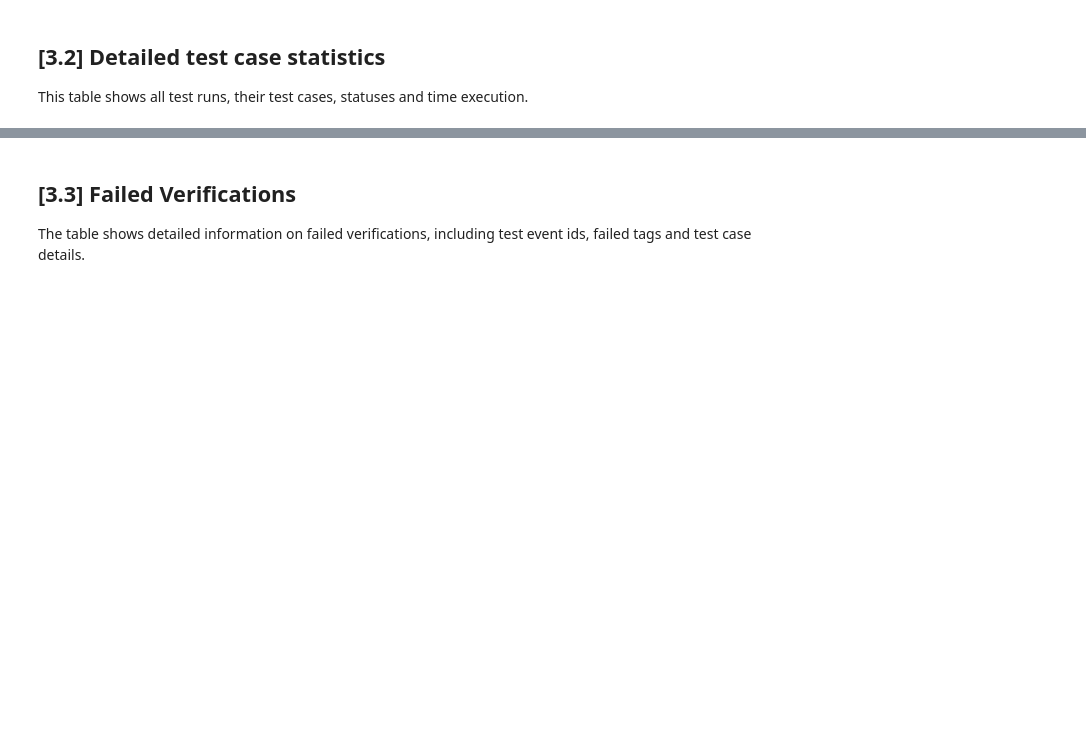
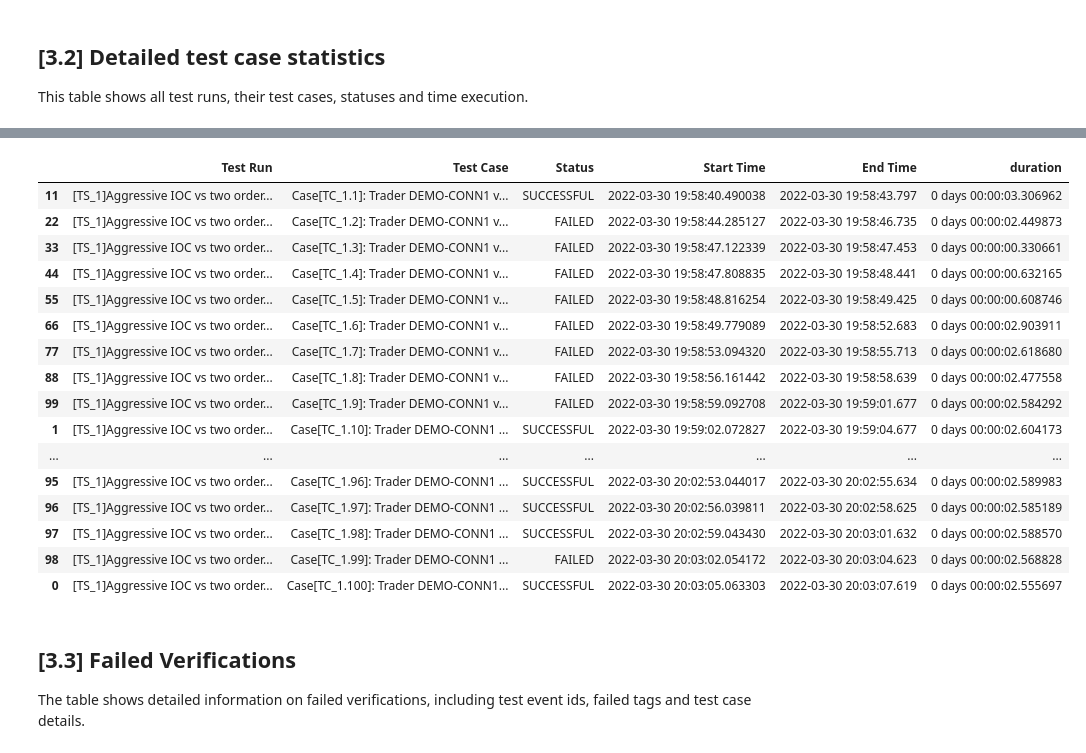
Before and after one commit to th2-net/th2-demo-configuration, a Jupyter notebook: scenarios/data_services/notebook.ipynb, the cells around one changed output, grey strips where cells are left out. Cells and saved outputs as stored; diff of their text form; code cells hidden in the pictures; blank space fills up the shorter version.

```diff
--- a/scenarios/data_services/notebook.ipynb
+++ b/scenarios/data_services/notebook.ipynb
@@ -214,0 +183,20 @@ df
+# %%
+def transform_output(record):
+    full_path = collection.get_full_path(record.get("eventId"))
+    new_obj = {
+        "Recon Root": full_path[0].get("eventName"),
+        "Recon Rule" : full_path[1].get("eventName"),
+        "Rule Status": full_path[2].get("eventName"),
+        "Number of Events": 1,
+    }
+    return new_obj
+
+data: Data = events\
+        .map(extract_basic)\
+        .filter(lambda record: record.get("super_type") == "Recon Event")\
+        .map(transform_output)\
+
+# Functions from pandas.
+df = DataFrame(data).groupby(['Recon Root', "Recon Rule", 'Rule Status']).agg({"Number of Events": "sum"})
+df = Utils.append_total_rows(df, {"Number of Events": "sum"})
+df
@@ -381,3 +292,72 @@ df.sort_values(by=["Start Time"])
+# %%
+def ancestor_is_test_case(record):
+    if not record.get("parentEventId"):
+        return False
+    ancestor = collection.find_ancestor(record.get("eventId"), lambda record: get_super_type(record) == "Test Case")
+    if ancestor:
+        return True
+    return False
+
+def transform_output(record):
+    fullpath = collection.get_full_path(record.get("eventId"))
+
+    start_time = datetime.fromtimestamp(fullpath[1].get("startTimestamp", {}).get("epochSecond", 0))
+    start_time += timedelta(microseconds=fullpath[1].get("startTimestamp", {}).get("nano", 0)/1000)
+
+    message_id = record.get("attachedMessageIds")
+    if not message_id:
+        return None
+    message_id = message_id[0]
+
+    message = data_source.command(http.GetMessageById(message_id))
+    if not message:
+        return None
+
+    body = message.get("body", {})
+    if not body:
+        return None
+
+    end_time = body.get("metadata", {}).get("timestamp")
+    end_time = datetime.strptime(end_time, "%Y-%m-%dT%H:%M:%S.%fZ")
+    end_time += timedelta(hours=3)
+
+    new_obj = {
+        "Test Run": fullpath[0].get("eventName"),
+        "Test Case": fullpath[1].get("eventName"),
+        "Status": "SUCCESSFUL" if fullpath[1].get("successful") else "FAILED",
+        'Start Time': start_time,
+        'End Time': end_time,
+    }
+    return new_obj
+
+data = events\
+        .map(extract_basic)\
+        .filter(ancestor_is_test_case)\
+        .filter(lambda record: record.get("super_type") in ["Verification", "message"])\
+        .map(transform_output)
+
+df = DataFrame(data=data)
+df = df.groupby(["Test Run", "Test Case", "Status"]).agg({"Start Time": "min", "End Time": "max"}).reset_index()
+df["duration"] = df["End Time"] - df["Start Time"]
+df.sort_values(by=["Start Time"])
+# %% [output]
+|  | Test Run | Test Case | Status | Start Time | End Time | duration |
+| 11 | [TS_1]Aggressive IOC vs two order... | Case[TC_1.1]: Trader DEMO-CONN1 v... | SUCCESSFUL | 2022-03-30 19:58:40.490038 | 2022-03-30 19:58:43.797 | 0 days 00:00:03.306962 |
+| 22 | [TS_1]Aggressive IOC vs two order... | Case[TC_1.2]: Trader DEMO-CONN1 v... | FAILED | 2022-03-30 19:58:44.285127 | 2022-03-30 19:58:46.735 | 0 days 00:00:02.449873 |
+| 33 | [TS_1]Aggressive IOC vs two order... | Case[TC_1.3]: Trader DEMO-CONN1 v... | FAILED | 2022-03-30 19:58:47.122339 | 2022-03-30 19:58:47.453 | 0 days 00:00:00.330661 |
+| 44 | [TS_1]Aggressive IOC vs two order... | Case[TC_1.4]: Trader DEMO-CONN1 v... | FAILED | 2022-03-30 19:58:47.808835 | 2022-03-30 19:58:48.441 | 0 days 00:00:00.632165 |
+| 55 | [TS_1]Aggressive IOC vs two order... | Case[TC_1.5]: Trader DEMO-CONN1 v... | FAILED | 2022-03-30 19:58:48.816254 | 2022-03-30 19:58:49.425 | 0 days 00:00:00.608746 |
+| 66 | [TS_1]Aggressive IOC vs two order... | Case[TC_1.6]: Trader DEMO-CONN1 v... | FAILED | 2022-03-30 19:58:49.779089 | 2022-03-30 19:58:52.683 | 0 days 00:00:02.903911 |
+| 77 | [TS_1]Aggressive IOC vs two order... | Case[TC_1.7]: Trader DEMO-CONN1 v... | FAILED | 2022-03-30 19:58:53.094320 | 2022-03-30 19:58:55.713 | 0 days 00:00:02.618680 |
+| 88 | [TS_1]Aggressive IOC vs two order... | Case[TC_1.8]: Trader DEMO-CONN1 v... | FAILED | 2022-03-30 19:58:56.161442 | 2022-03-30 19:58:58.639 | 0 days 00:00:02.477558 |
+| 99 | [TS_1]Aggressive IOC vs two order... | Case[TC_1.9]: Trader DEMO-CONN1 v... | FAILED | 2022-03-30 19:58:59.092708 | 2022-03-30 19:59:01.677 | 0 days 00:00:02.584292 |
+| 1 | [TS_1]Aggressive IOC vs two order... | Case[TC_1.10]: Trader DEMO-CONN1 ... | SUCCESSFUL | 2022-03-30 19:59:02.072827 | 2022-03-30 19:59:04.677 | 0 days 00:00:02.604173 |
+| ... | ... | ... | ... | ... | ... | ... |
+| 95 | [TS_1]Aggressive IOC vs two order... | Case[TC_1.96]: Trader DEMO-CONN1 ... | SUCCESSFUL | 2022-03-30 20:02:53.044017 | 2022-03-30 20:02:55.634 | 0 days 00:00:02.589983 |
+| 96 | [TS_1]Aggressive IOC vs two order... | Case[TC_1.97]: Trader DEMO-CONN1 ... | SUCCESSFUL | 2022-03-30 20:02:56.039811 | 2022-03-30 20:02:58.625 | 0 days 00:00:02.585189 |
+| 97 | [TS_1]Aggressive IOC vs two order... | Case[TC_1.98]: Trader DEMO-CONN1 ... | SUCCESSFUL | 2022-03-30 20:02:59.043430 | 2022-03-30 20:03:01.632 | 0 days 00:00:02.588570 |
+| 98 | [TS_1]Aggressive IOC vs two order... | Case[TC_1.99]: Trader DEMO-CONN1 ... | FAILED | 2022-03-30 20:03:02.054172 | 2022-03-30 20:03:04.623 | 0 days 00:00:02.568828 |
+| 0 | [TS_1]Aggressive IOC vs two order... | Case[TC_1.100]: Trader DEMO-CONN1... | SUCCESSFUL | 2022-03-30 20:03:05.063303 | 2022-03-30 20:03:07.619 | 0 days 00:00:02.555697 |
 # %% [markdown]
 ## [3.3] Failed Verifications
 The table shows detailed information on failed verifications, including test event ids, failed tags and test case details.
```
Also changed, not shown: parts of 18 cells of this notebook, 1 other file.
